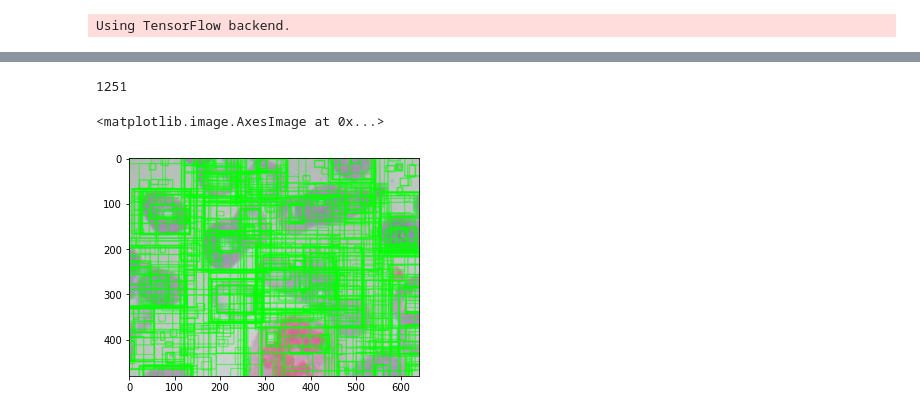
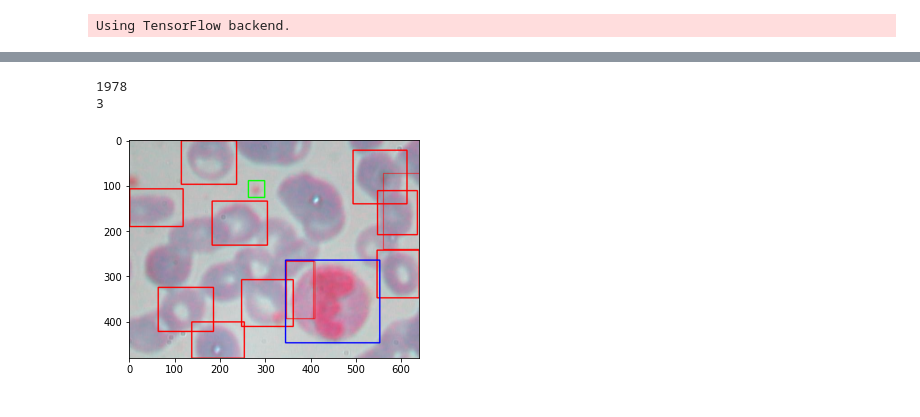
Before and after one commit to howardg2000/BCCD_Dataset, a Jupyter notebook: analysis.ipynb, the cells around one changed output, grey strips where cells are left out. Drawn from its saved outputs; the diff is of its cells as text; code cells hidden in the pictures.

```diff
--- a/analysis.ipynb
+++ b/analysis.ipynb
@@ -249,0 +271,16 @@ y_pred_label = np.argmax(y_pred, axis=1)
+# %%
+labelColors = {1: (0,255,0), 2: (255,0,0), 3: (0,0,255)}
+# %%
+# Show example image and the objects
+fileNum = "200"
+jpgFile = "BloodImage_00" + fileNum + ".jpg"
+csvFile = "BloodImage_00" + fileNum + ".csv"
+img = cv2.imread(os.path.join(imagePath, jpgFile))
+plt.imshow(img)
+
+objects = pd.read_csv(os.path.join(csvPath, csvFile))
+for i, row in objects.iterrows():
+    filename, cell_type, xmin, xmax, ymin, ymax = row
+    cv2.rectangle(img, (xmin, ymin), (xmax, ymax), colors[cell_type], 2)
+plt.figure()
+plt.imshow(img)
@@ -250,15 +291,24 @@ y_pred_label = np.argmax(y_pred, axis=1)
 # %%
 ss = cv2.ximgproc.segmentation.createSelectiveSearchSegmentation()
 ss.setBaseImage(img)
 ss.switchToSelectiveSearchFast()
 rects = ss.process()
 imgOut = img.copy()
 print(len(rects))
+count = 0
 for i, rect in (enumerate(rects)):
     x, y, w, h = rect
-    cv2.rectangle(imgOut, (x, y), (x+w, y+h), (0, 255, 0), 1, cv2.LINE_AA)
+    resized = cv2.resize(imgout[y:y+h,x:x+w], (IMG_SIZE,IMG_SIZE), interpolation = cv2.INTER_AREA).astype('float32')
+    resized /= 255.
+    resized = np.expand_dims(resized, axis=0)
+    pred = model.predict(resized)
+    label = (np.argmax(pred, axis=1)[0])
+    if label > 0 and pred[0][label] >= 1:
+        count += 1
+        cv2.rectangle(imgOut, (x, y), (x+w, y+h), labelColors[label], 1, cv2.LINE_AA)
 plt.imshow(imgOut)
+print(count)
 # %% [output]
-1251
+1978
+3
-<matplotlib.image.AxesImage at 0x...>
-[figure, old version]
+[figure, new version]
```
Also changed, not shown: parts of 4 cells of this notebook, 1 other file.
